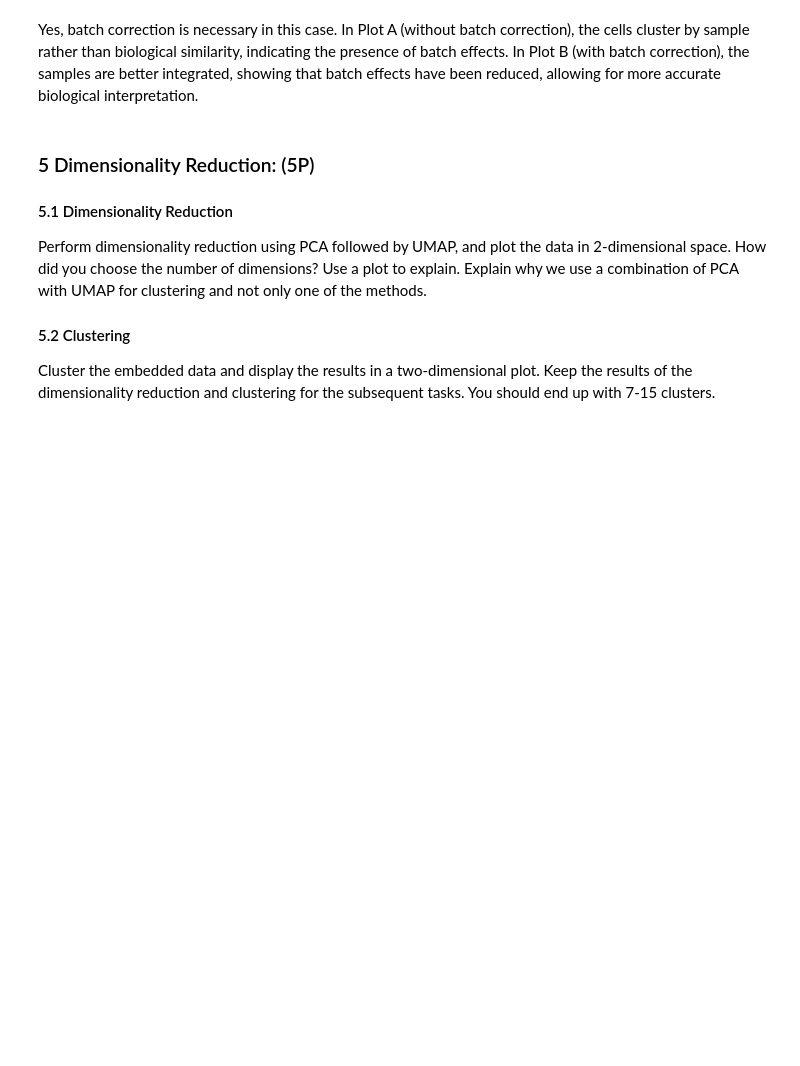
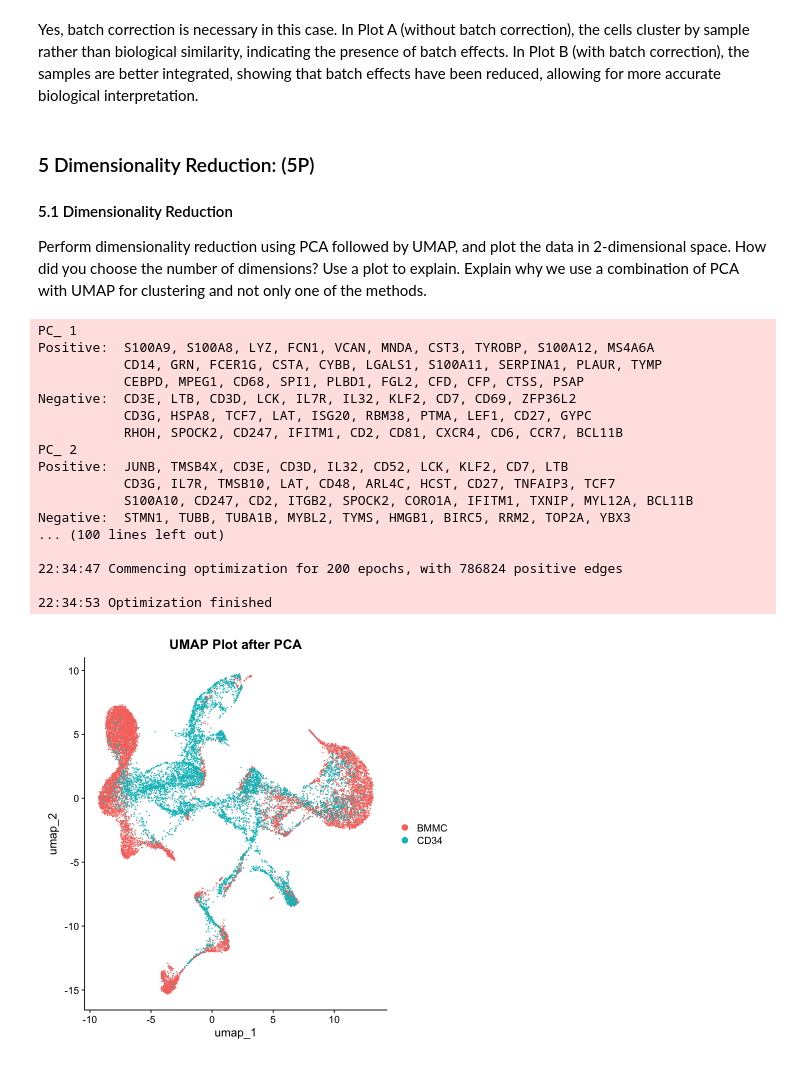
Before and after one commit to mahshid1373/Single_Cell_Project1, a Jupyter notebook: Project1.ipynb, the cells around one changed output. Saved outputs shown, nothing was run; the diff lists cells and outputs as text; code cells hidden in the pictures; blank space fills up the shorter version.

```diff
--- a/Project1.ipynb
+++ b/Project1.ipynb
@@ -560,6 +562,32 @@ Yes, batch correction is necessary in this case. In Plot A (without batch correc
 Perform dimensionality reduction using PCA followed by UMAP, and plot the data in 2-dimensional space.
 How did you choose the number of dimensions? Use a plot to explain.
 Explain why we use a combination of PCA with UMAP for clustering and not only one of the methods.
-#### 5.2 Clustering
-Cluster the embedded data and display the results in a two-dimensional plot. Keep the results of the dimensionality
-reduction and clustering for the subsequent tasks. You should end up with 7-15 clusters.
+# %%
+# Run PCA
+pca_merg <- RunPCA(merged_with_correction, npcs = 30)  # Adjust `npcs` if needed
+
+# Run UMAP using the first 30 principal components
+pca_merg <- RunUMAP(pca_merg, dims = 1:15)
+
+# Plot the data in 2D space
+DimPlot(pca_merg, reduction = "umap", group.by = "orig.ident") +
+  ggtitle("UMAP Plot after PCA")
+# %% [output]
+PC_ 1
+Positive:  S100A9, S100A8, LYZ, FCN1, VCAN, MNDA, CST3, TYROBP, S100A12, MS4A6A
+           CD14, GRN, FCER1G, CSTA, CYBB, LGALS1, S100A11, SERPINA1, PLAUR, TYMP
+           CEBPD, MPEG1, CD68, SPI1, PLBD1, FGL2, CFD, CFP, CTSS, PSAP
+Negative:  CD3E, LTB, CD3D, LCK, IL7R, IL32, KLF2, CD7, CD69, ZFP36L2
+           CD3G, HSPA8, TCF7, LAT, ISG20, RBM38, PTMA, LEF1, CD27, GYPC
+           RHOH, SPOCK2, CD247, IFITM1, CD2, CD81, CXCR4, CD6, CCR7, BCL11B
+PC_ 2
+Positive:  JUNB, TMSB4X, CD3E, CD3D, IL32, CD52, LCK, KLF2, CD7, LTB
+           CD3G, IL7R, TMSB10, LAT, CD48, ARL4C, HCST, CD27, TNFAIP3, TCF7
+           S100A10, CD247, CD2, ITGB2, SPOCK2, CORO1A, IFITM1, TXNIP, MYL12A, BCL11B
+Negative:  STMN1, TUBB, TUBA1B, MYBL2, TYMS, HMGB1, BIRC5, RRM2, TOP2A, YBX3
+... (100 lines left out)
+
+22:34:47 Commencing optimization for 200 epochs, with 786824 positive edges
+
+22:34:53 Optimization finished
+[figure, added]
```
Also changed, not shown: parts of 10 cells of this notebook, 1 other file.
